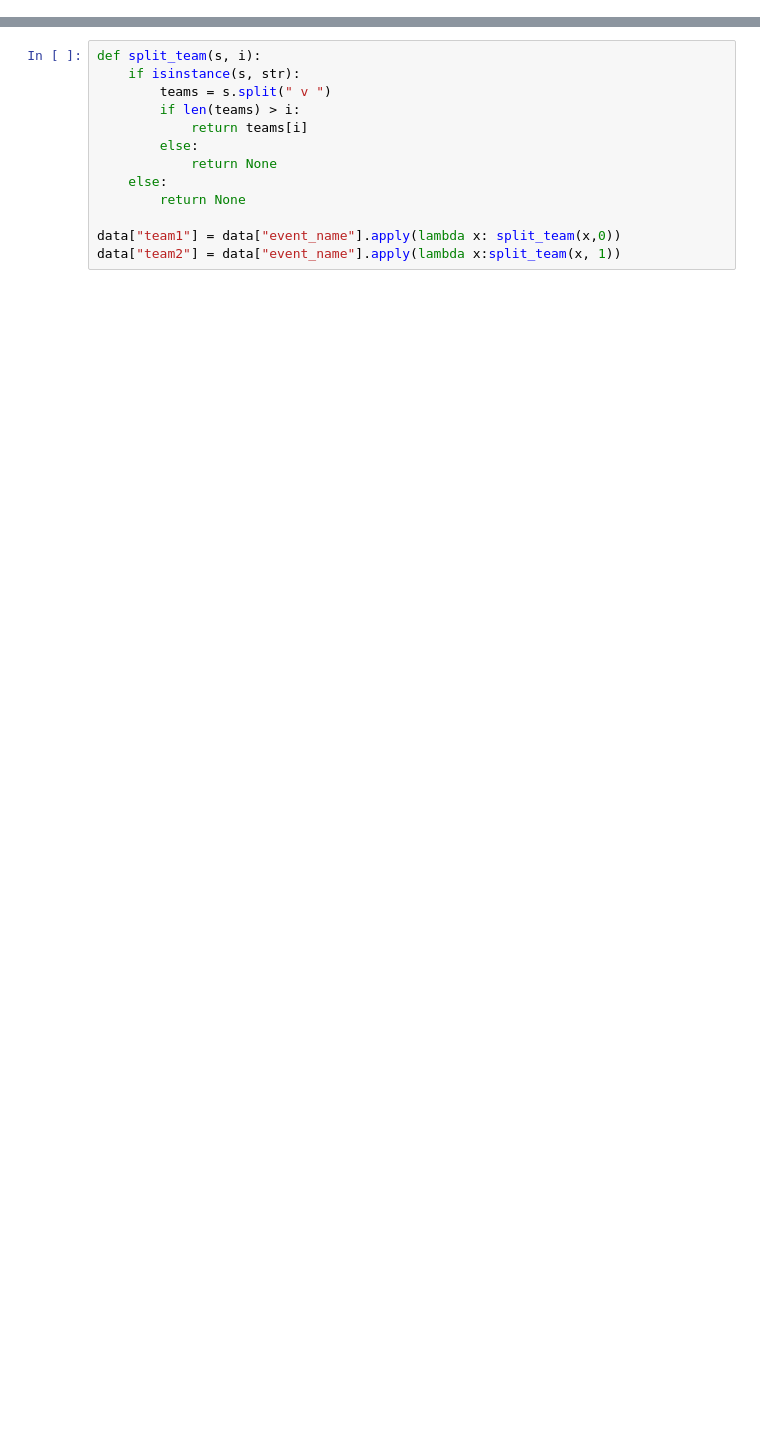
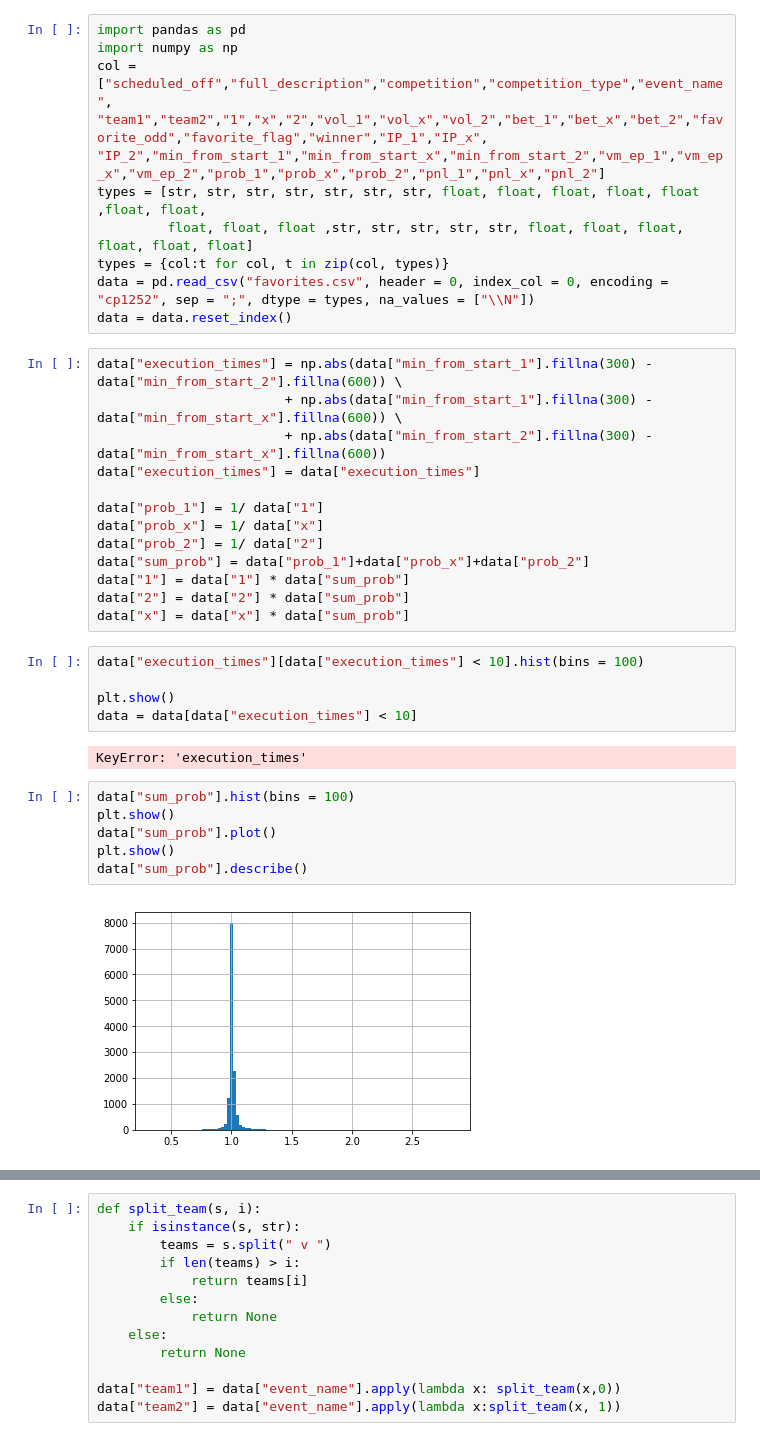
Before and after one commit to ahmedtra/BetfairResarch, a Jupyter notebook: RandomForestRegression strategy.ipynb, the cells around one changed output, grey strips where cells are left out. Drawn from its saved outputs; the diff is of its cells as text; blank space fills up the shorter version.

```diff
--- a/RandomForestRegression strategy.ipynb
+++ b/RandomForestRegression strategy.ipynb
@@ -15,0 +1,39 @@ data.head()
+# %%
+import pandas as pd
+import numpy as np
+col = ["scheduled_off","full_description","competition","competition_type","event_name",
+"team1","team2","1","x","2","vol_1","vol_x","vol_2","bet_1","bet_x","bet_2","favorite_odd","favorite_flag","winner","IP_1","IP_x",
+"IP_2","min_from_start_1","min_from_start_x","min_from_start_2","vm_ep_1","vm_ep_x","vm_ep_2","prob_1","prob_x","prob_2","pnl_1","pnl_x","pnl_2"]
+types = [str, str, str, str, str, str, str, float, float, float, float, float ,float, float,
+         float, float, float ,str, str, str, str, str, float, float, float,  float, float, float]
+types = {col:t for col, t in zip(col, types)}
+data = pd.read_csv("favorites.csv", header = 0, index_col = 0, encoding = "cp1252", sep = ";", dtype = types, na_values = ["\\N"])
+data = data.reset_index()
+# %%
+data["execution_times"] = np.abs(data["min_from_start_1"].fillna(300) - data["min_from_start_2"].fillna(600)) \
+                        + np.abs(data["min_from_start_1"].fillna(300) - data["min_from_start_x"].fillna(600)) \
+                        + np.abs(data["min_from_start_2"].fillna(300) - data["min_from_start_x"].fillna(600))
+data["execution_times"] = data["execution_times"]
+
+data["prob_1"] = 1/ data["1"]
+data["prob_x"] = 1/ data["x"]
+data["prob_2"] = 1/ data["2"]
+data["sum_prob"] = data["prob_1"]+data["prob_x"]+data["prob_2"]
+data["1"] = data["1"] * data["sum_prob"]
+data["2"] = data["2"] * data["sum_prob"]
+data["x"] = data["x"] * data["sum_prob"]
+# %%
+data["execution_times"][data["execution_times"] < 10].hist(bins = 100)
+
+plt.show()
+data = data[data["execution_times"] < 10]
+# %% [output]
+KeyError: 'execution_times'
+# %%
+data["sum_prob"].hist(bins = 100)
+plt.show()
+data["sum_prob"].plot()
+plt.show()
+data["sum_prob"].describe()
+# %% [output]
+[figure, added]
```
Also changed, not shown: parts of 20 cells of this notebook, 8 other files.
